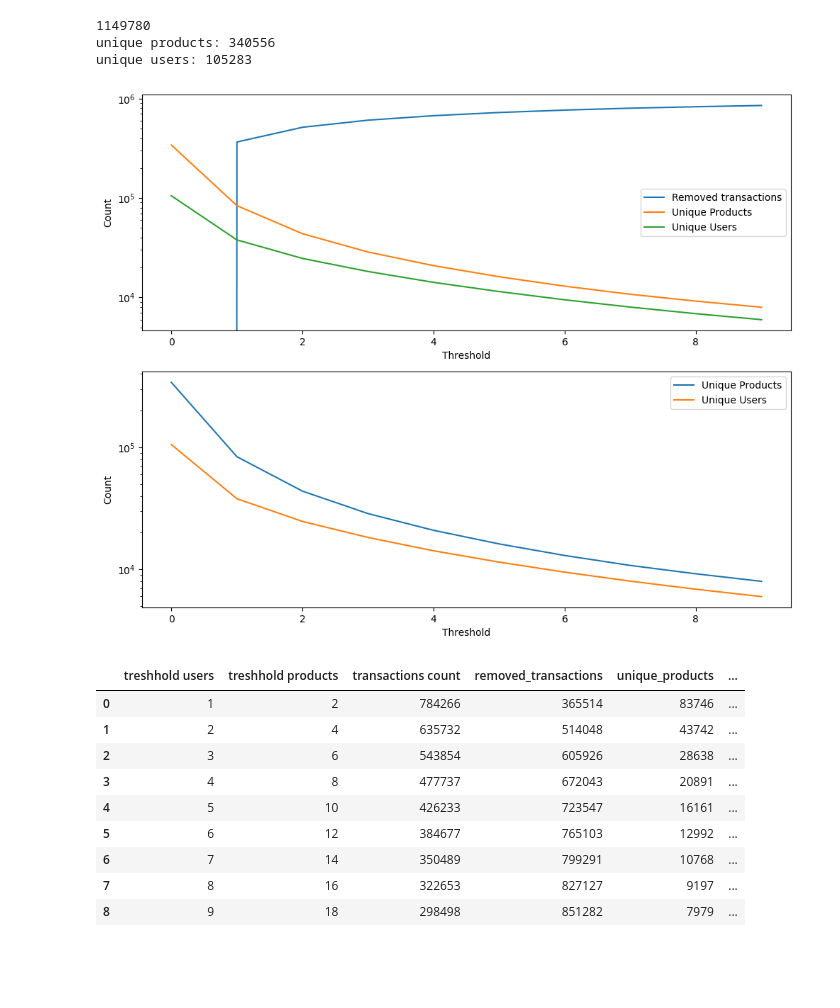
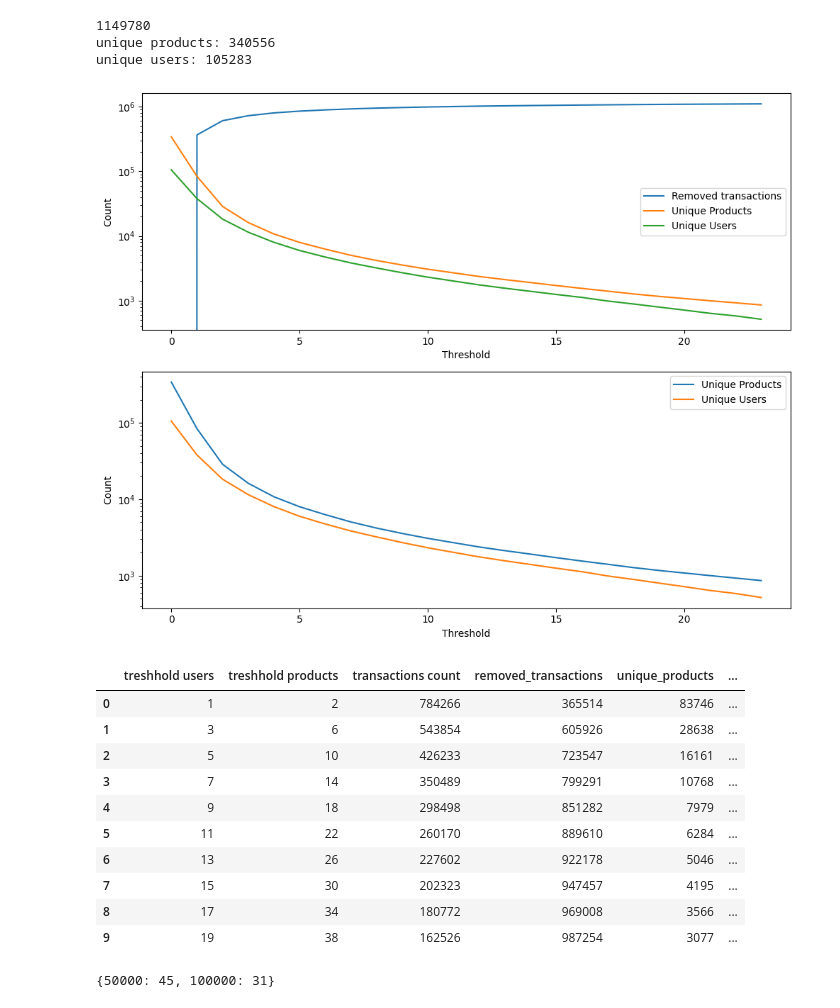
Before and after one commit to NeneWang/recommendation-systems-exploration, a Jupyter notebook: enhancement/standard_format_data_books.ipynb, the cells around one changed output. Saved outputs shown, nothing was run; the diff lists cells and outputs as text; code cells hidden in the pictures; blank space fills up the shorter version.

```diff
--- a/enhancement/standard_format_data_books.ipynb
+++ b/enhancement/standard_format_data_books.ipynb
@@ -307,7 +307,8 @@ unique_books = [len(transactions_products["product_id"].unique())]
 unique_products = [len(transactions_products["user_id"].unique())]
 array_counts = []
 MULTIPLIER_BOOKS = 2
-for i in range(1, 10, 1):
+save_hitting = {50000: None, 100000: None} #50 000 and 100 000
+for i in range(1, 100, 2):
     # user_treshhold, product_treshold, original_transactions, products, save_as_append=""):
     transactions, _ = clean_with_treshhold(i, i*MULTIPLIER_BOOKS, transactions_products, products_books)
     # print(i, len(transactions_books) - len(transactions))
@@ -316,6 +317,12 @@ for i in range(1, 10, 1):
     unique_products.append(len(transactions["user_id"].unique()))
     array_counts.append({"treshhold users": i, "treshhold products": i*MULTIPLIER_BOOKS, "transactions count": len(transactions), "removed_transactions": len(transactions_products) - len(transactions), "unique_products": len(transactions["product_id"].unique()), "unique_users": len(transactions["user_id"].unique() )})
 
+    for key in save_hitting.keys():
+        if len(transactions) < key and save_hitting[key] is None:
+            save_hitting[key] = i
+    # If all save hitting is found, break
+    if all(value is not None for value in save_hitting.values()):
+        break
 
 # Create subplots with 2 rows and 1 column
 fig, (ax1, ax2) = plt.subplots(2, 1, figsize=(10, 8))
@@ -323,44 +330,52 @@ fig, (ax1, ax2) = plt.subplots(2, 1, figsize=(10, 8))
 # Plot the removed transactions, unique books, and unique users on the first subplot
 ax1.plot(removed_transactions)
 ax1.plot(unique_books)
 ax1.plot(unique_products)
 
 # Plot a closer look at unique books and unique users on the second subplot
 ax2.plot(unique_books)
 ax2.plot(unique_products)
 
 # Set labels and legend
 ax1.legend(["Removed transactions", "Unique Products", "Unique Users"])
 ax1.set_xlabel("Threshold")
 ax1.set_ylabel("Count")
 
 ax2.legend(["Unique Products", "Unique Users"])
 ax2.set_xlabel("Threshold")
 ax2.set_ylabel("Count")
 
 
 # Set y-axis to logarithmic scale
 ax1.set_yscale('log')
 ax2.set_yscale('log')
 
 plt.tight_layout()
 plt.show()
 
 # show dataframe.
 df_counts = pd.DataFrame(array_counts)
 df_counts.head(10)
+
+pprint.print(save_hitting)
 # %% [output]
-[figure, old version]
+[figure, new version]
 |  | treshhold users | treshhold products | transactions count | removed_transactions | unique_products | ... |
 | 0 | 1 | 2 | 784266 | 365514 | 83746 | ... |
-| 1 | 2 | 4 | 635732 | 514048 | 43742 | ... |
-| 2 | 3 | 6 | 543854 | 605926 | 28638 | ... |
-| 3 | 4 | 8 | 477737 | 672043 | 20891 | ... |
-| 4 | 5 | 10 | 426233 | 723547 | 16161 | ... |
-| 5 | 6 | 12 | 384677 | 765103 | 12992 | ... |
-| 6 | 7 | 14 | 350489 | 799291 | 10768 | ... |
-| 7 | 8 | 16 | 322653 | 827127 | 9197 | ... |
-| 8 | 9 | 18 | 298498 | 851282 | 7979 | ... |
+| 1 | 3 | 6 | 543854 | 605926 | 28638 | ... |
+| 2 | 5 | 10 | 426233 | 723547 | 16161 | ... |
+| 3 | 7 | 14 | 350489 | 799291 | 10768 | ... |
+| 4 | 9 | 18 | 298498 | 851282 | 7979 | ... |
+| 5 | 11 | 22 | 260170 | 889610 | 6284 | ... |
+| 6 | 13 | 26 | 227602 | 922178 | 5046 | ... |
+| 7 | 15 | 30 | 202323 | 947457 | 4195 | ... |
+| 8 | 17 | 34 | 180772 | 969008 | 3566 | ... |
+| 9 | 19 | 38 | 162526 | 987254 | 3077 | ... |
+# %%
+
+pprint.pprint(save_hitting)
+# %% [output]
+{50000: 45, 100000: 31}
 # %%
 
 
```
Also changed, not shown: parts of 1 cell of this notebook, 7 other files.
